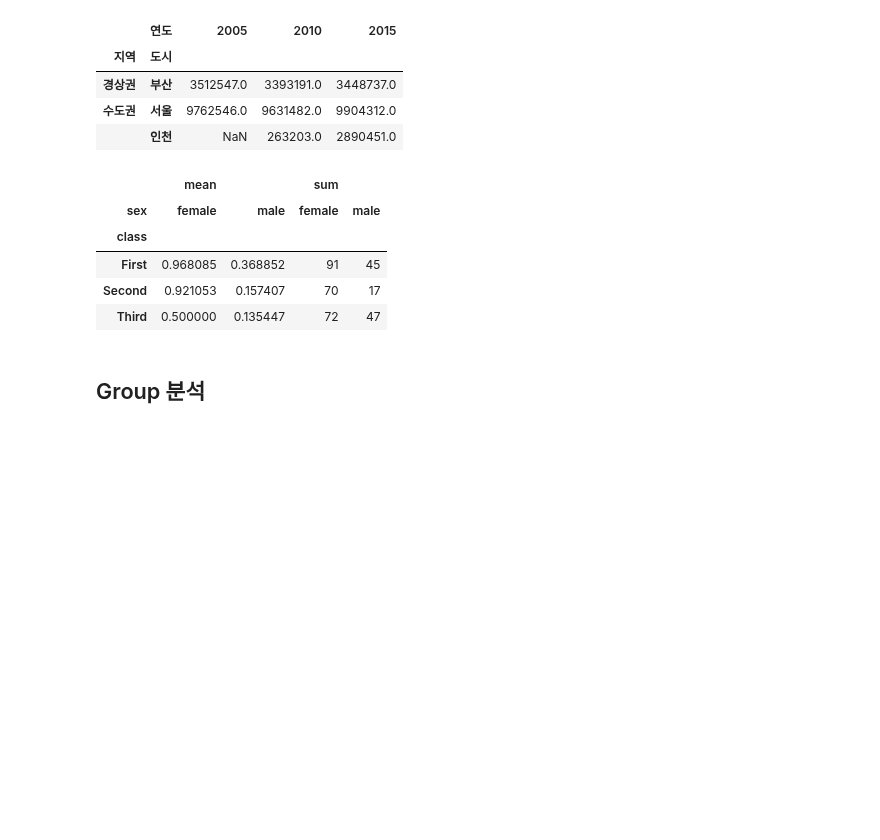
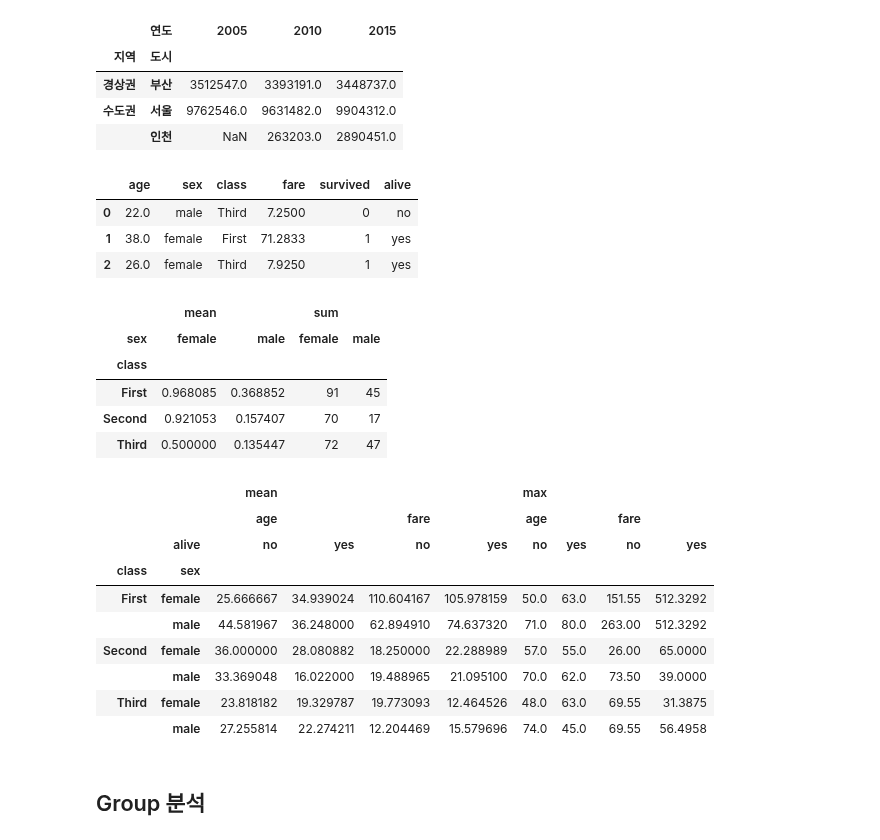
Before and after one commit to fss1208/study_python, a Jupyter notebook: 20251126_pandas_datafrmae.ipynb, the cells around one changed output. Saved outputs shown, nothing was run; the diff lists cells and outputs as text; code cells hidden in the pictures; blank space fills up the shorter version.

```diff
--- a/20251126_pandas_datafrmae.ipynb
+++ b/20251126_pandas_datafrmae.ipynb
@@ -1737,22 +1735,35 @@ df.pivot_table(index=["지역","도시"],columns="연도", values="인구")
 # %%
 import seaborn as sns
 
-df = sns.load_dataset('titanic')[['age','sex','class','fare','survived']]
+df = sns.load_dataset('titanic')[['age','sex','class','fare','survived','alive']]
+df.head(3)
 # 각 선실 등급별 숙박객의 성별에따른 생존자 수와 생존율
-pdf = pd.pivot_table(df,# 피벗할 데이터 프레임
-index = 'class', # 행 인덱스로 사용
-columns = 'sex', # 컬럼으로 사용
-values='survived', # 계산데이터로 사용할 열
-aggfunc=['mean','sum'] # 데이터 집계함수
-)
+pdf = pd.pivot_table(df, index = 'class', columns = 'sex', values='survived', aggfunc=['mean','sum'])
 pdf
+# 선실 등급에 따른 성별에 대해 생존여부별로 나이와 티켓값의 평균과 최대값을 산출
+pdf = pd.pivot_table(df, index = ['class','sex'], columns = 'alive', values = ['age','fare'], aggfunc = ['mean','max'])
+pdf
 # %% [output]
-|  | mean |  | sum |  |
-| sex | female | male | female | male |
-| class |  |  |  |  |
-| First | 0.968085 | 0.368852 | 91 | 45 |
-| Second | 0.921053 | 0.157407 | 70 | 17 |
-| Third | 0.500000 | 0.135447 | 72 | 47 |
+|  | age | sex | class | fare | survived | alive |
+| 0 | 22.0 | male | Third | 7.2500 | 0 | no |
+| 1 | 38.0 | female | First | 71.2833 | 1 | yes |
+| 2 | 26.0 | female | Third | 7.9250 | 1 | yes |
+|  | mean |  | sum |  |
+| sex | female | male | female | male |
+| class |  |  |  |  |
+| First | 0.968085 | 0.368852 | 91 | 45 |
+| Second | 0.921053 | 0.157407 | 70 | 17 |
+| Third | 0.500000 | 0.135447 | 72 | 47 |
+|  |  | mean |  |  |  | max |  |  |  |
+|  |  | age |  | fare |  | age |  | fare |  |
+|  | alive | no | yes | no | yes | no | yes | no | yes |
+| class | sex |  |  |  |  |  |  |  |  |
+| First | female | 25.666667 | 34.939024 | 110.604167 | 105.978159 | 50.0 | 63.0 | 151.55 | 512.3292 |
+|  | male | 44.581967 | 36.248000 | 62.894910 | 74.637320 | 71.0 | 80.0 | 263.00 | 512.3292 |
+| Second | female | 36.000000 | 28.080882 | 18.250000 | 22.288989 | 57.0 | 55.0 | 26.00 | 65.0000 |
+|  | male | 33.369048 | 16.022000 | 19.488965 | 21.095100 | 70.0 | 62.0 | 73.50 | 39.0000 |
+| Third | female | 23.818182 | 19.329787 | 19.773093 | 12.464526 | 48.0 | 63.0 | 69.55 | 31.3875 |
+|  | male | 27.255814 | 22.274211 | 12.204469 | 15.579696 | 74.0 | 45.0 | 69.55 | 56.4958 |
 # %% [markdown]
 ## Group 분석
 # %% [markdown]
```
Also changed, not shown: parts of 17 cells of this notebook.
